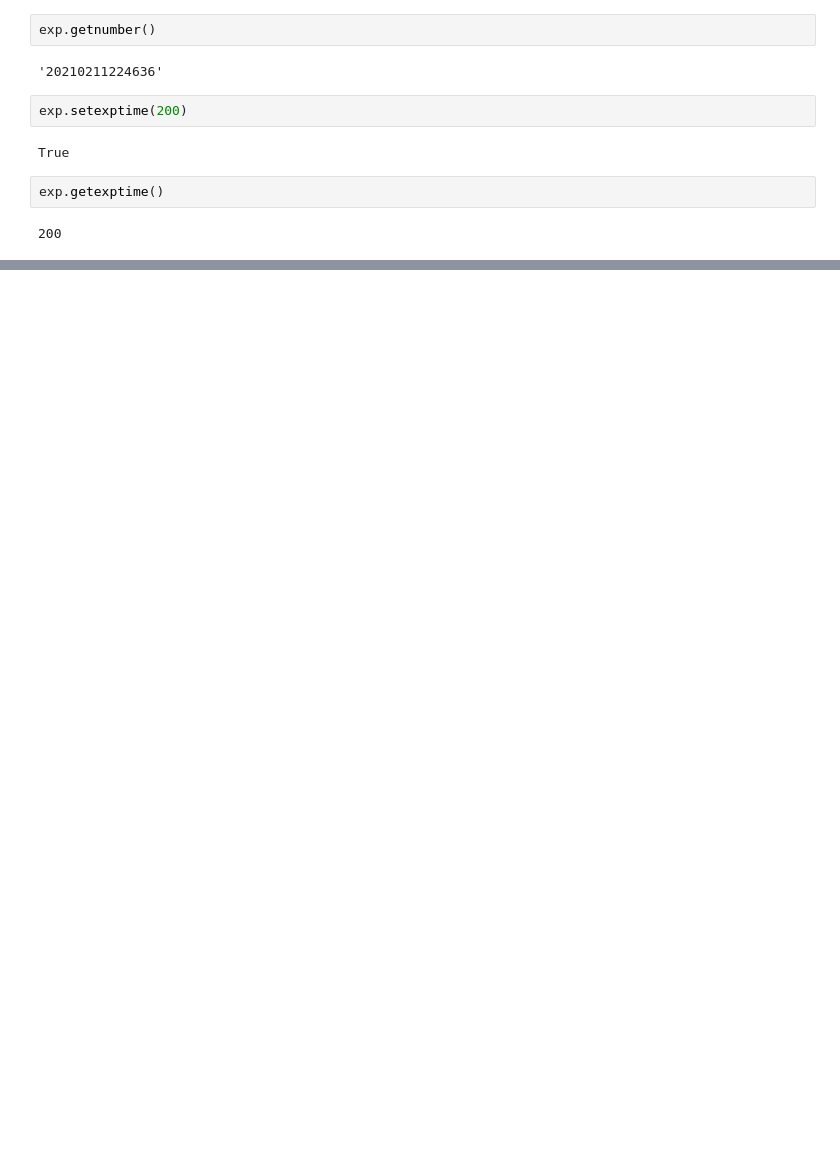
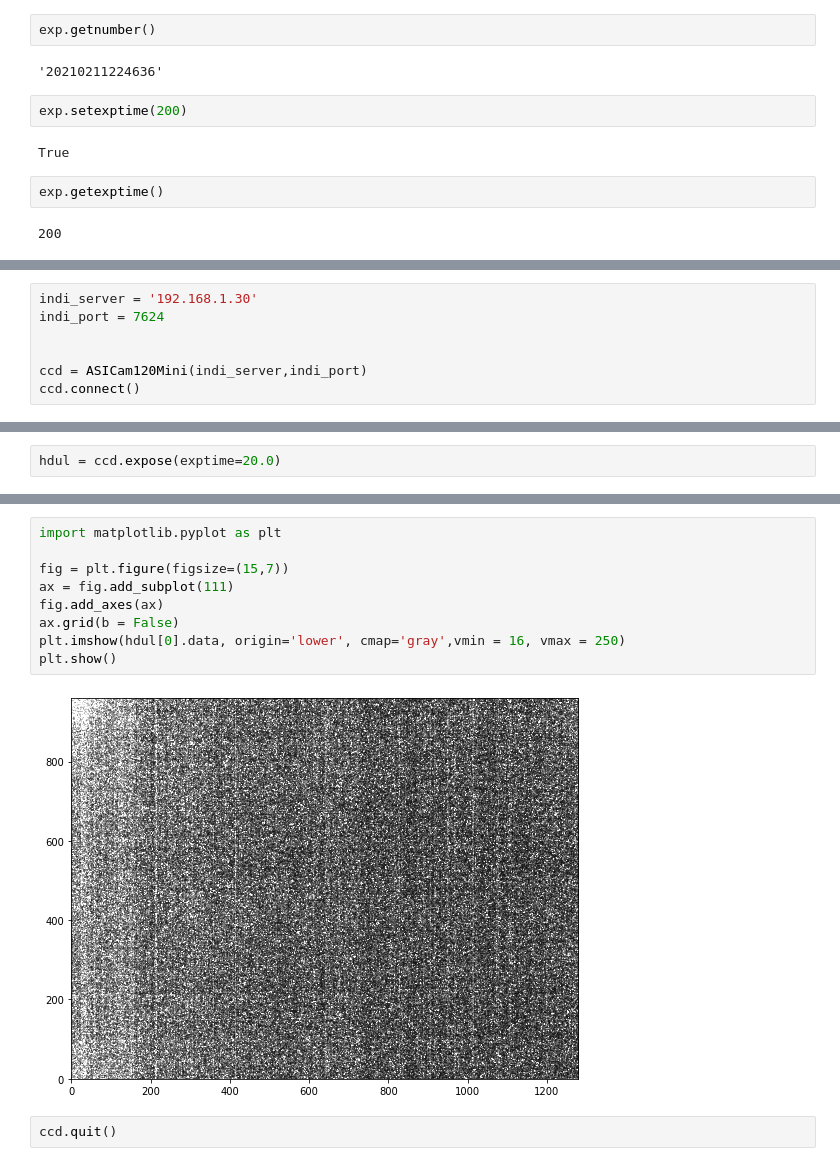
Before and after one commit to dtouzan/ciboulette, a Jupyter notebook: tests.ipynb, the cells around one changed output, grey strips where cells are left out. Drawn from its saved outputs; the diff is of its cells as text; blank space fills up the shorter version.

```diff
--- a/tests.ipynb
+++ b/tests.ipynb
@@ -202,0 +206,7 @@ exp.getexptime()
+# %%
+indi_server = '192.168.1.30'
+indi_port = 7624
+
+
+ccd = ASICam120Mini(indi_server,indi_port)
+ccd.connect()
@@ -202,0 +225,2 @@ exp.getexptime()
+# %%
+hdul = ccd.expose(exptime=20.0)
@@ -202,0 +263,13 @@ exp.getexptime()
+# %%
+import matplotlib.pyplot as plt
+
+fig = plt.figure(figsize=(15,7))
+ax = fig.add_subplot(111)
+fig.add_axes(ax)
+ax.grid(b = False)
+plt.imshow(hdul[0].data, origin='lower', cmap='gray',vmin = 16, vmax = 250)
+plt.show()
+# %% [output]
+[figure, added]
+# %%
+ccd.quit()
```
Also changed, not shown: parts of 8 cells of this notebook, 7 other files.
